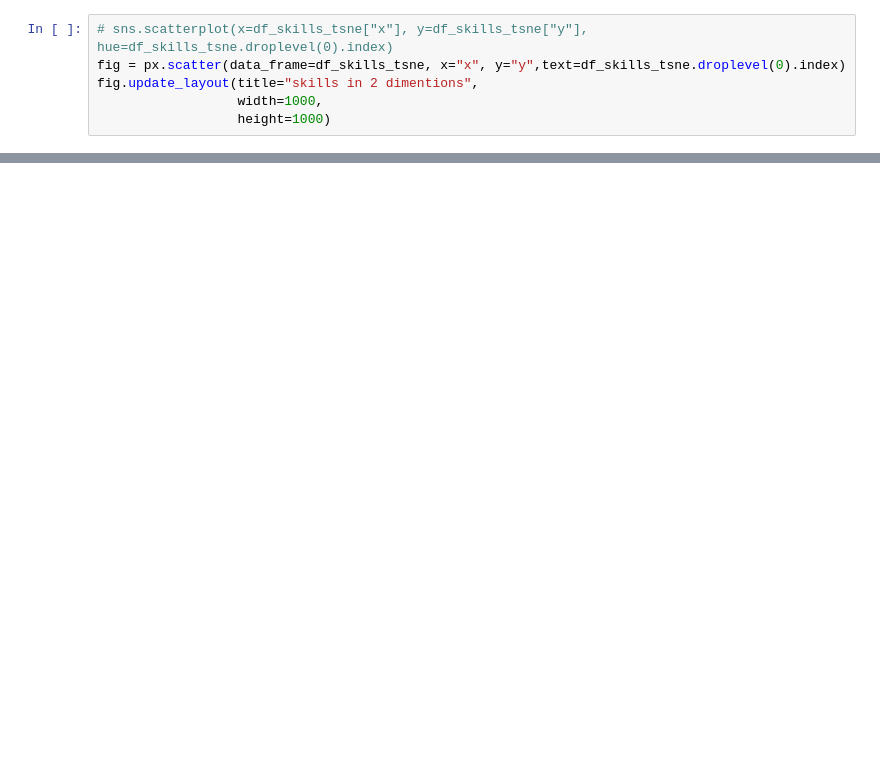
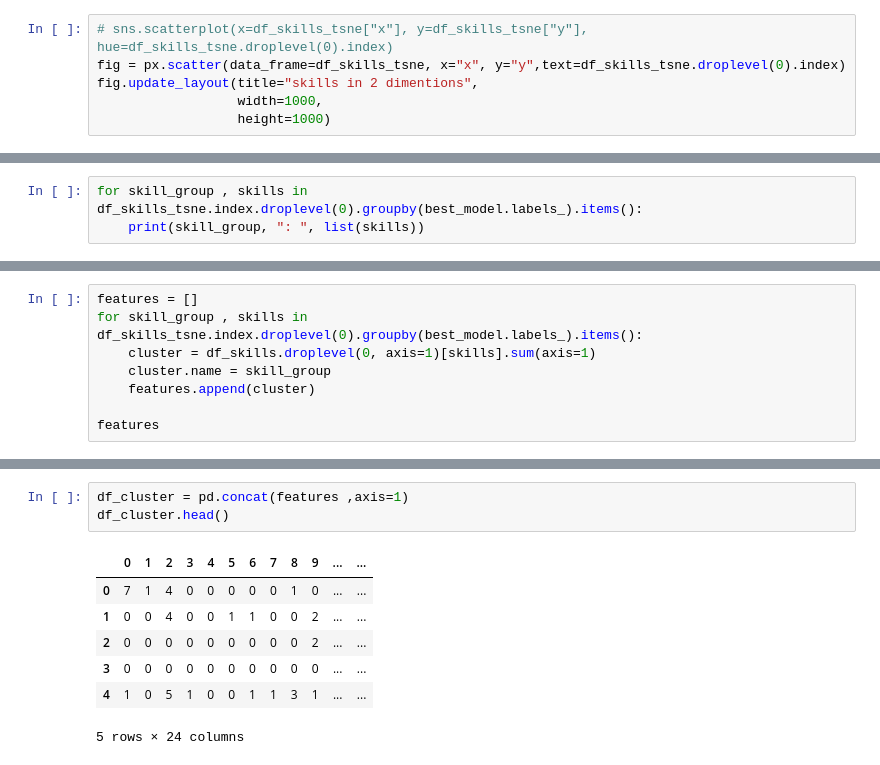
Before and after one commit to joseph-tharwat/stackoverflowDeveloper, a Jupyter notebook: notebooks/4_feature_engineering.ipynb, the cells around one changed output, grey strips where cells are left out. Saved outputs shown, nothing was run; the diff lists cells and outputs as text; blank space fills up the shorter version.

```diff
--- a/notebooks/4_feature_engineering.ipynb
+++ b/notebooks/4_feature_engineering.ipynb
@@ -125,0 +179,3 @@ fig.update_layout(title="skills in 2 dimentions",
+# %%
+for skill_group , skills in df_skills_tsne.index.droplevel(0).groupby(best_model.labels_).items():
+    print(skill_group, ": ", list(skills))
@@ -125,0 +202,8 @@ fig.update_layout(title="skills in 2 dimentions",
+# %%
+features = []
+for skill_group , skills in df_skills_tsne.index.droplevel(0).groupby(best_model.labels_).items():
+    cluster = df_skills.droplevel(0, axis=1)[skills].sum(axis=1)
+    cluster.name = skill_group
+    features.append(cluster)
+
+features
@@ -125,0 +228,11 @@ fig.update_layout(title="skills in 2 dimentions",
+# %%
+df_cluster = pd.concat(features ,axis=1)
+df_cluster.head()
+# %% [output]
+|  | 0 | 1 | 2 | 3 | 4 | 5 | 6 | 7 | 8 | 9 | ... | ... |
+| 0 | 7 | 1 | 4 | 0 | 0 | 0 | 0 | 0 | 1 | 0 | ... | ... |
+| 1 | 0 | 0 | 4 | 0 | 0 | 1 | 1 | 0 | 0 | 2 | ... | ... |
+| 2 | 0 | 0 | 0 | 0 | 0 | 0 | 0 | 0 | 0 | 2 | ... | ... |
+| 3 | 0 | 0 | 0 | 0 | 0 | 0 | 0 | 0 | 0 | 0 | ... | ... |
+| 4 | 1 | 0 | 5 | 1 | 0 | 0 | 1 | 1 | 3 | 1 | ... | ... |
+5 rows × 24 columns
```
Also changed, not shown: parts of 12 cells of this notebook, 1 other file.
